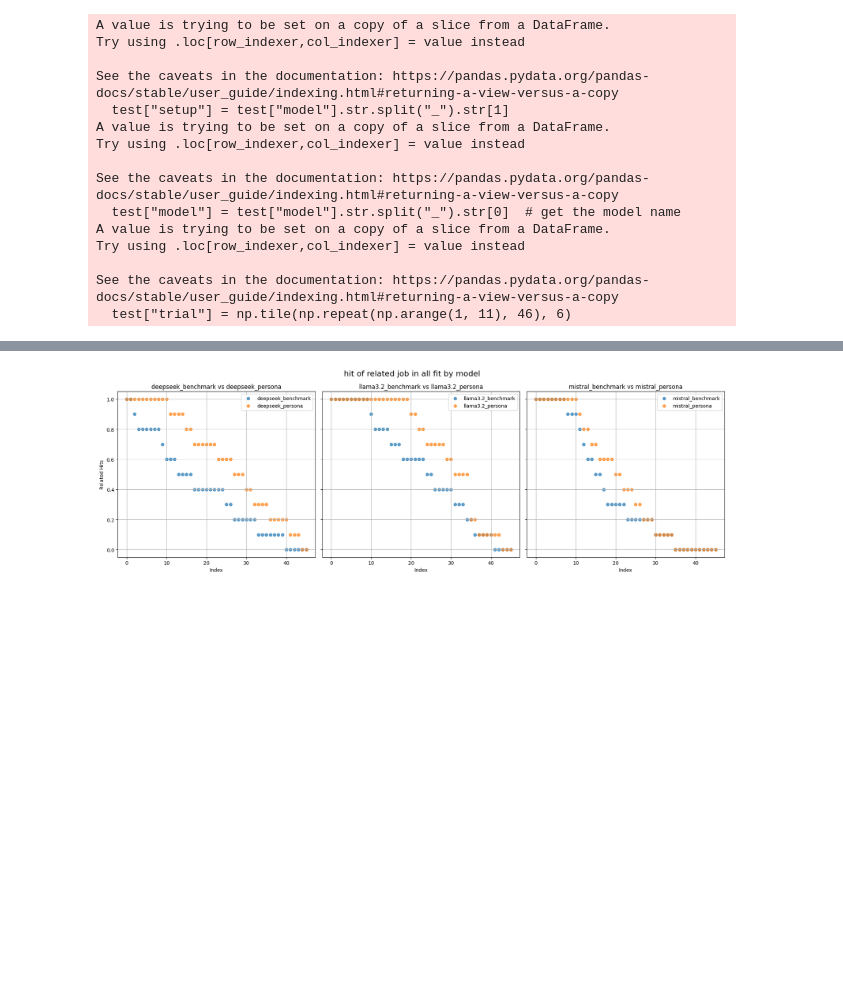
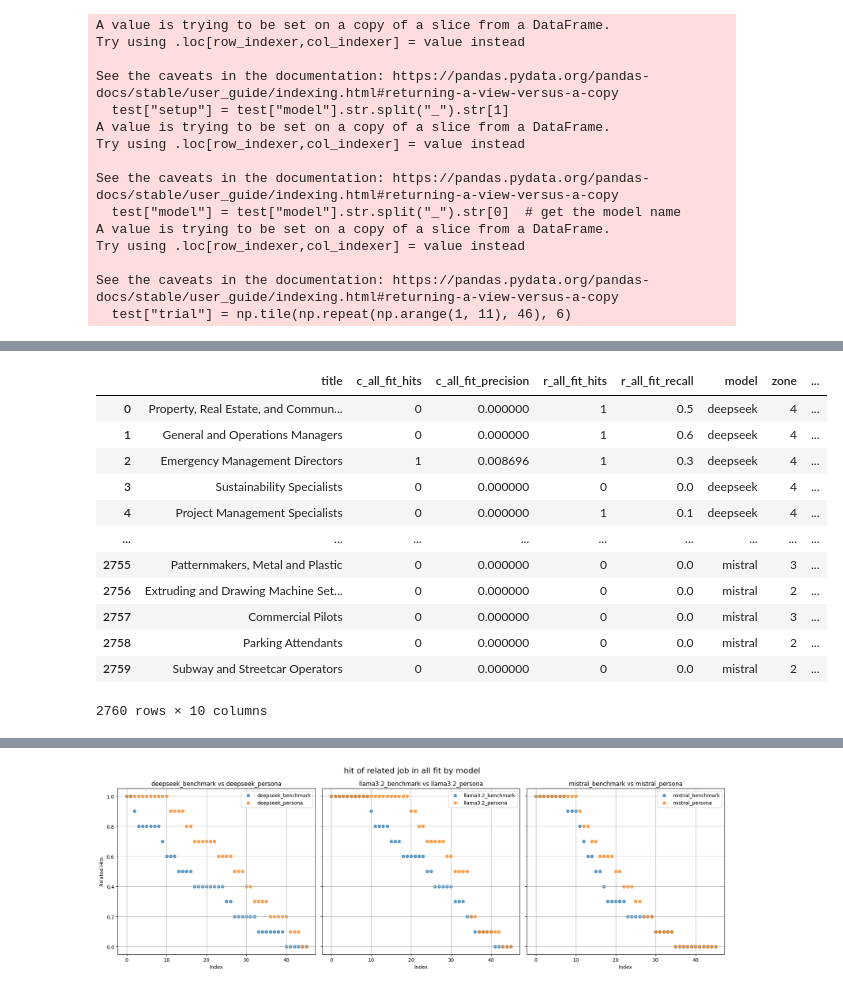
Before and after one commit to Segtanof/Teapot, a Jupyter notebook: 1_ job_match_analysis.ipynb, the cells around one changed output, grey strips where cells are left out. Drawn from its saved outputs; the diff is of its cells as text; code cells hidden in the pictures; blank space fills up the shorter version.

```diff
--- a/1_ job_match_analysis.ipynb
+++ b/1_ job_match_analysis.ipynb
@@ -1772,0 +1560,16 @@ plt.show()
+# %%
+test
+# %% [output]
+|  | title | c_all_fit_hits | c_all_fit_precision | r_all_fit_hits | r_all_fit_recall | model | zone | ... |
+| 0 | Property, Real Estate, and Commun... | 0 | 0.000000 | 1 | 0.5 | deepseek | 4 | ... |
+| 1 | General and Operations Managers | 0 | 0.000000 | 1 | 0.6 | deepseek | 4 | ... |
+| 2 | Emergency Management Directors | 1 | 0.008696 | 1 | 0.3 | deepseek | 4 | ... |
+| 3 | Sustainability Specialists | 0 | 0.000000 | 0 | 0.0 | deepseek | 4 | ... |
+| 4 | Project Management Specialists | 0 | 0.000000 | 1 | 0.1 | deepseek | 4 | ... |
+| ... | ... | ... | ... | ... | ... | ... | ... | ... |
+| 2755 | Patternmakers, Metal and Plastic | 0 | 0.000000 | 0 | 0.0 | mistral | 3 | ... |
+| 2756 | Extruding and Drawing Machine Set... | 0 | 0.000000 | 0 | 0.0 | mistral | 2 | ... |
+| 2757 | Commercial Pilots | 0 | 0.000000 | 0 | 0.0 | mistral | 3 | ... |
+| 2758 | Parking Attendants | 0 | 0.000000 | 0 | 0.0 | mistral | 2 | ... |
+| 2759 | Subway and Streetcar Operators | 0 | 0.000000 | 0 | 0.0 | mistral | 2 | ... |
+2760 rows × 10 columns
```
Also changed, not shown: parts of 7 cells of this notebook.
